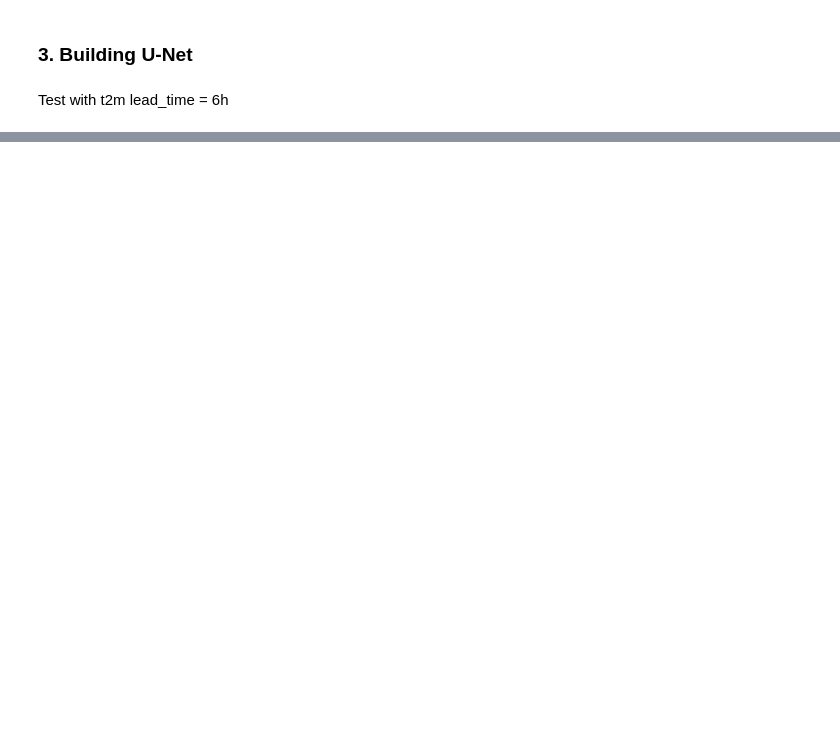
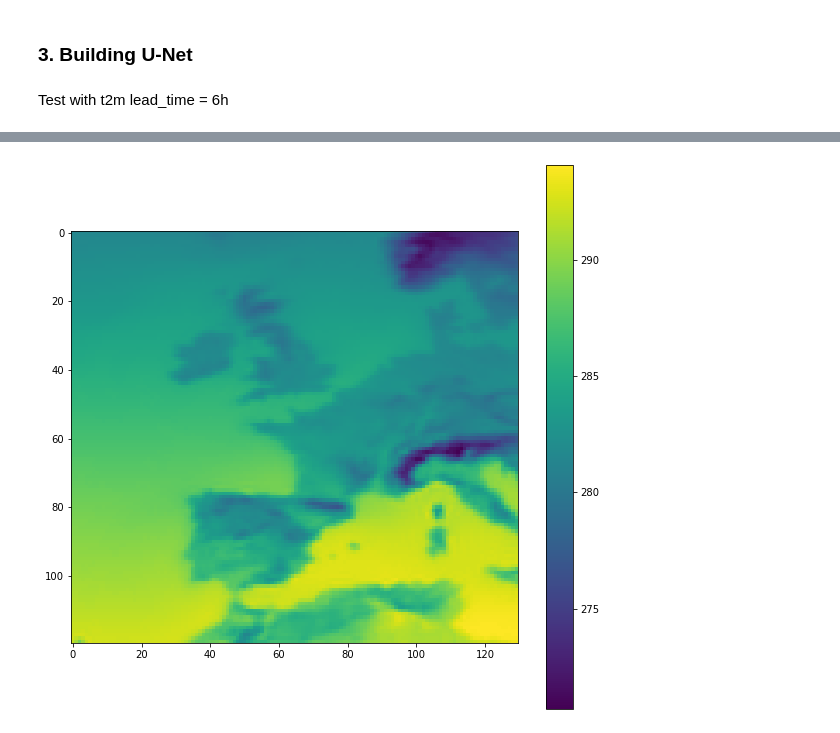
Before and after one commit to cleveryangcong/Bachelor_Thesis, a Jupyter notebook: notebooks/exploratory/2.7.0-dc-U_net.ipynb, the cells around one changed output, grey strips where cells are left out. Saved outputs shown, nothing was run; the diff lists cells and outputs as text; code cells hidden in the pictures; blank space fills up the shorter version.

```diff
--- a/notebooks/exploratory/2.7.0-dc-U_net.ipynb
+++ b/notebooks/exploratory/2.7.0-dc-U_net.ipynb
@@ -114,8 +170,15 @@ padded_train_data_mean = pad_images(train_data_mean)
 padded_train_data_std = pad_images(train_data_std)
 padded_train_data_y = pad_images_y(train_data_y)
 # padded_test_data = pad_images(test_data)
+padded_test_data_mean = pad_images(test_data_mean)
+padded_test_data_std = pad_images(test_data_std)
+padded_test_data_y = pad_images_y(test_data_y)
+
 
 print(padded_train_data_mean.shape)
 print(padded_train_data_y.shape)  # should print (1429, 128, 136, 1)
+
+print(padded_test_data_mean.shape)
+print(padded_test_data_y.shape)
 # print(padded_test_data.shape) # should print (357, 128, 136, 1)
 # %% [output]
@@ -178,0 +297,6 @@ Number of epochs:  1
+# %%
+plt.figure(figsize=(10, 10))
+plt.imshow(np.mean(unpadded_test_data_y[:, :, :], axis=0))
+cbar = plt.colorbar()
+# %% [output]
+[figure, added]
```
Also changed, not shown: parts of 26 cells of this notebook, 1 other file.
